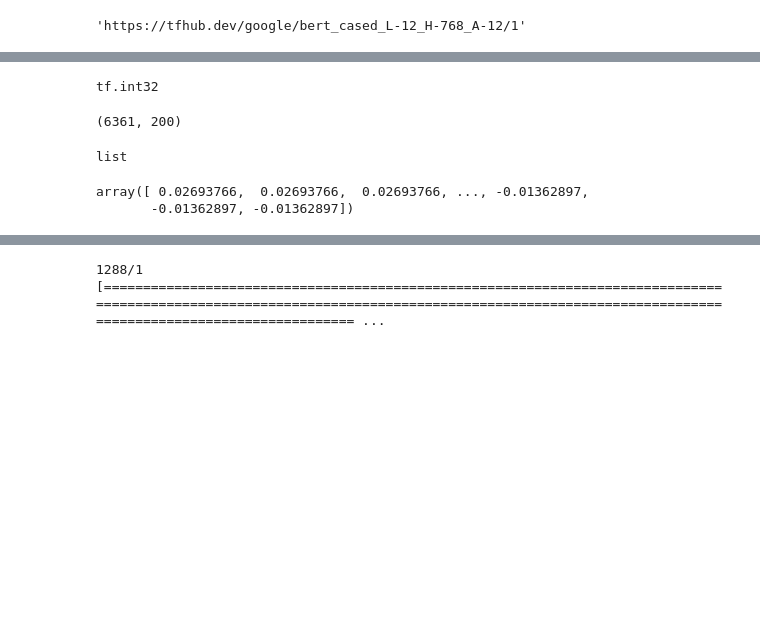
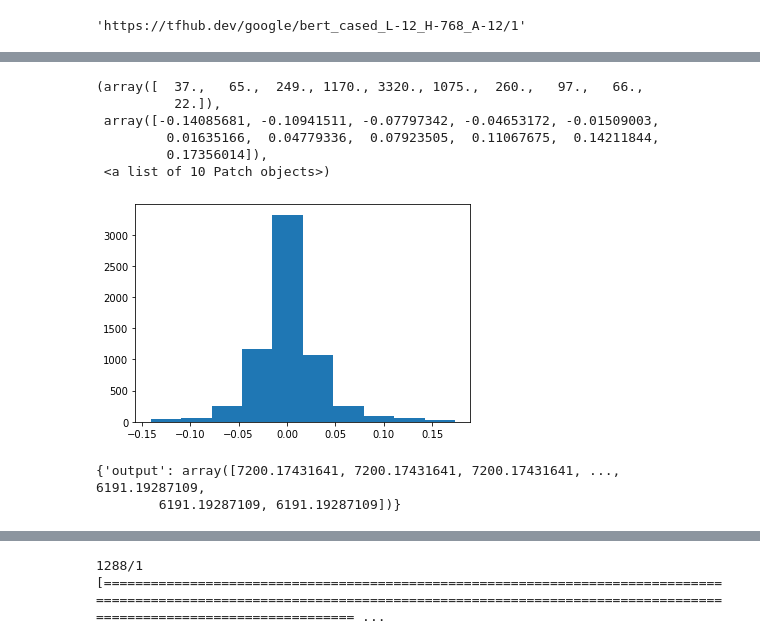
Before and after one commit to juanluisrto/stock-prediction-nlp, a Jupyter notebook: bert-easy.ipynb, the cells around one changed output, grey strips where cells are left out. Cells and saved outputs as stored; diff of their text form; code cells hidden in the pictures; blank space fills up the shorter version.

```diff
--- a/bert-easy.ipynb
+++ b/bert-easy.ipynb
@@ -55,12 +55,20 @@ def get_split(text1):
             l_total.append(" ".join(l_parcial))
     return l_total
 # %%
-split_text = df.maintext.apply(get_split)
+split_text = pd.DataFrame(df.maintext.apply(get_split))
 split_text.index = pd.DatetimeIndex(df["date_google"])
 # %%
-labels_list = []
-dates = []
-for date, arrays in split_text.itertuples():
-    dates.extend([date]* len(arrays))
-for date in dates:
-    labels_list.append(df_returns["BTC-USD"].loc[date])
+def generate_data_for_tokenizer(split_text,target_series):
+    labels_list = []
+    dates = []
+    for date, arrays in split_text.itertuples():
+        dates.extend([date]* len(arrays))
+    for date in dates:
+        labels_list.append(target_series.loc[date])
+
+    split_text_flat = split_text.values.flatten()
+    sentence_list = [sentence for array in split_text_flat for sentence in array]
+
+    labels = pd.DataFrame(labels_list, index = dates)
+    sentences  = pd.DataFrame(sentence_list, index = dates)
+    return sentences, labels
@@ -224,17 +298,14 @@ for k in test_inputs:
+# %%
+plt.hist(tr_labels["output"],bins = 10)
+# %% [output]
+(array([  37.,   65.,  249., 1170., 3320., 1075.,  260.,   97.,   66.,
+          22.]),
+ array([-0.14085681, -0.10941511, -0.07797342, -0.04653172, -0.01509003,
+         0.01635166,  0.04779336,  0.07923505,  0.11067675,  0.14211844,
+         0.17356014]),
+ <a list of 10 Patch objects>)
+[figure, added]
 # %%
- tf.int32
 # %% [output]
-tf.int32
+{'output': array([7200.17431641, 7200.17431641, 7200.17431641, ..., 6191.19287109,
+        6191.19287109, 6191.19287109])}
-# %%
-np.array(train_input_ids).shape
-# %% [output]
-(6361, 200)
-# %%
-type(test_labels.values.tolist()[0])
-# %% [output]
-list
-# %%
-train_labels.values.reshape(-1)
-# %% [output]
-array([ 0.02693766,  0.02693766,  0.02693766, ..., -0.01362897,
-       -0.01362897, -0.01362897])
```
Also changed, not shown: parts of 32 cells of this notebook, 1 other file.
